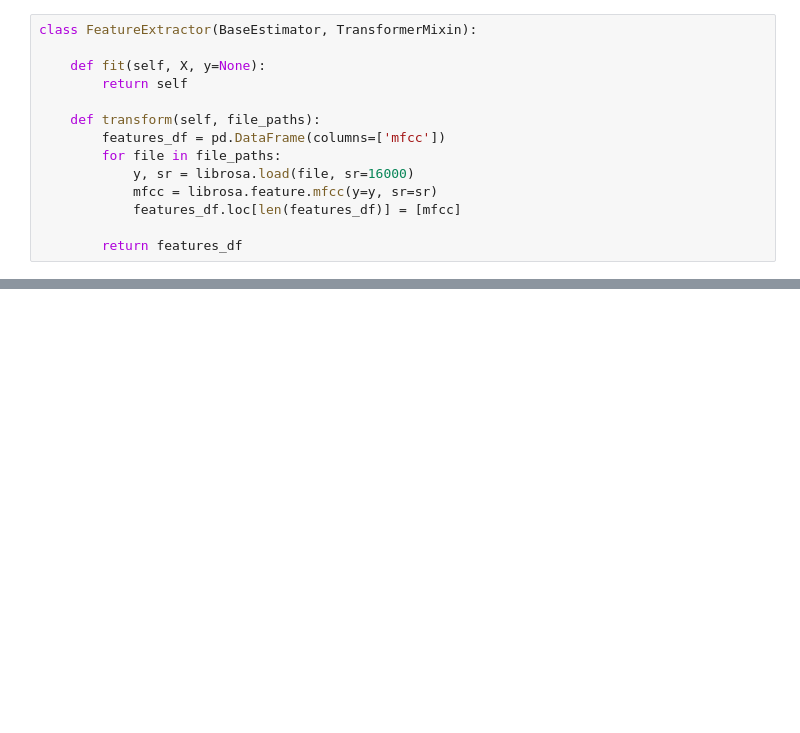
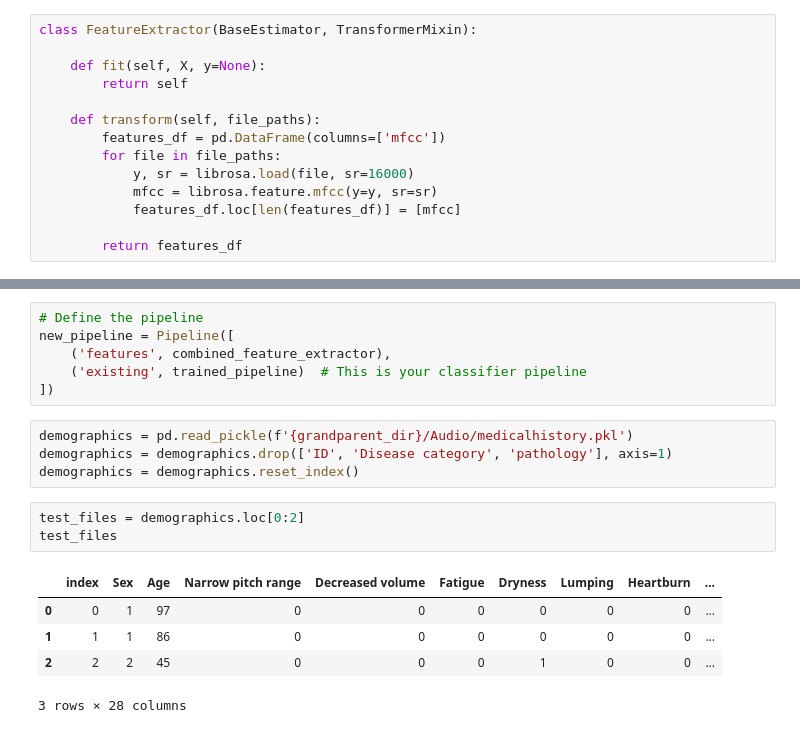
Before and after one commit to mary-paterson/LaryngealCancerClassificationBenchmark, a Jupyter notebook: Predict Audio/MFCCFullPipeline.ipynb, the cells around one changed output, grey strips where cells are left out. Saved outputs shown, nothing was run; the diff lists cells and outputs as text; blank space fills up the shorter version.

```diff
--- a/Predict Audio/MFCCFullPipeline.ipynb
+++ b/Predict Audio/MFCCFullPipeline.ipynb
@@ -43,0 +100,19 @@ class FeatureExtractor(BaseEstimator, TransformerMixin):
+# %%
+# Define the pipeline
+new_pipeline = Pipeline([
+    ('features', combined_feature_extractor),
+    ('existing', trained_pipeline)  # This is your classifier pipeline
+])
+# %%
+demographics = pd.read_pickle(f'{grandparent_dir}/Audio/medicalhistory.pkl')
+demographics = demographics.drop(['ID', 'Disease category', 'pathology'], axis=1)
+demographics = demographics.reset_index()
+# %%
+test_files = demographics.loc[0:2]
+test_files
+# %% [output]
+|  | index | Sex | Age | Narrow pitch range | Decreased volume | Fatigue | Dryness | Lumping | Heartburn | ... |
+| 0 | 0 | 1 | 97 | 0 | 0 | 0 | 0 | 0 | 0 | ... |
+| 1 | 1 | 1 | 86 | 0 | 0 | 0 | 0 | 0 | 0 | ... |
+| 2 | 2 | 2 | 45 | 0 | 0 | 0 | 1 | 0 | 0 | ... |
+3 rows × 28 columns
```
Also changed, not shown: parts of 18 cells of this notebook, 2 other files.
